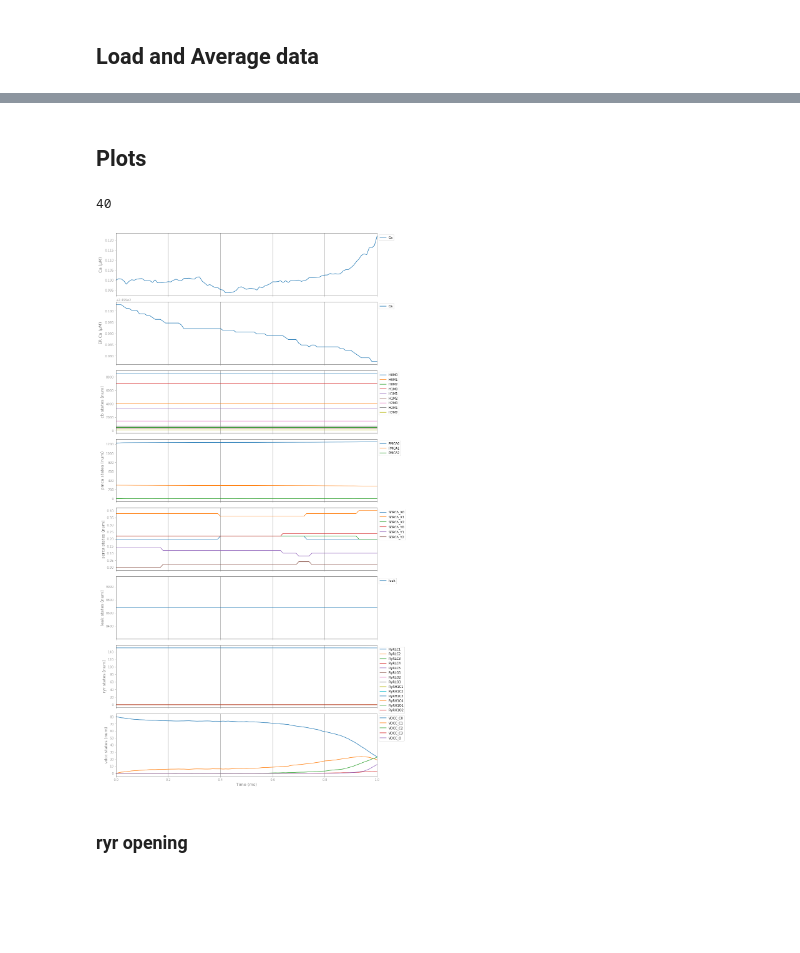
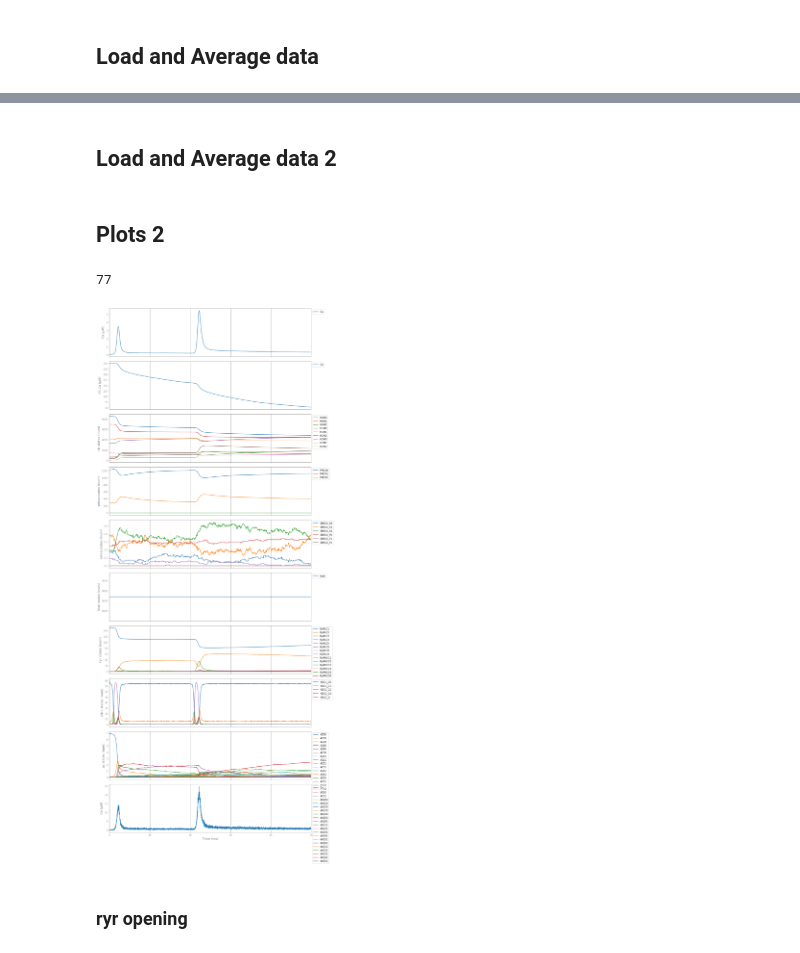
Before and after one commit to KabirDabholkar/tripartiteSynapse, a Jupyter notebook: STEPS/CA3_mpart_class_geom.ipynb, the cells around one changed output, grey strips where cells are left out. Cells and saved outputs as stored; diff of their text form; code cells hidden in the pictures; blank space fills up the shorter version.

```diff
--- a/STEPS/CA3_mpart_class_geom.ipynb
+++ b/STEPS/CA3_mpart_class_geom.ipynb
@@ -321,8 +282,18 @@ dump_loc="/home/kabir/Project/tripartiteSynapse/STEPS/stoc_data1"
 with open(dump_loc,'wb') as file:
     pkl.dump(mean,file)
 # %%
-dump_loc="/home/kabir/Project/tripartiteSynapse/STEPS/stoc_data1"
+#dump_loc="/home/kabir/Project/tripartiteSynapse/STEPS/stoc_data1"
+dump_loc="/data/kabir/STEPS/ODE/VDCC20controlsingle/data"
 with open(dump_loc, 'rb') as file:
     mean=pkl.load(file)
 # %% [markdown]
 ## Load and Average data
+# %%
+directory=outputloc+"VDCC60/"+case
+files=os.listdir(directory)
+res=[]
+for filename in files:
+    with open(directory+"/"+filename,'rb') as file:
+        res.append(pkl.load(file))
+
+mean=np.average(np.stack(tuple(res)),axis=0)
@@ -329,3 +370,5 @@ with open(dump_loc, 'rb') as file:
+# %% [markdown]
+## Load and Average data 2
 # %%
 directory=outputloc+case
 files=os.listdir(directory)
@@ -336,9 +379,9 @@ for filename in files:
 
 mean=np.average(np.stack(tuple(res)),axis=0)
 # %% [markdown]
-## Plots
+## Plots 2
 # %%
-nFig = 2 + len(mParts)
+nFig = 2 + len(mParts) + 1
 figure, ax = plt.subplots(nFig, figsize=(15, 4*nFig), sharex=True)
 figure.subplots_adjust(hspace=0.1)
 labelfontsize = 13
@@ -356,46 +399,53 @@ ax[j].set_ylabel(r'ER Ca ($\mu M$)', fontsize=labelfontsize)
 j += 1
 pos += 1
 
-for p in base_mParts+['ryr','vdcc']:
+for p in base_mParts+['ryr','vdcc','az']:
     for i,mol in enumerate(MPs[p].molnames):
         ax[j].plot(t_millisec, mean[:,i+pos], label=mol)
     ax[j].set_ylabel(p+' states (num)', fontsize=labelfontsize)
     j += 1
     pos += MPs[p].mol_num
+
+ax[j].plot(t_millisec, mean[:,pos]*1e6/4, label='Ca')#/NA/cytVolVal*1e3
+ax[j].set_ylabel(r'Ca ($\mu M$)', fontsize=labelfontsize)
+j += 1
+pos += 1
+
+
     #print(MPs[p].mol_num,MPs[p].molnames,pos)
 print(pos)
 
 ax[-1].set_xlabel('Time (ms)', fontsize=labelfontsize)
 
 facecol = '#ffffff11'
 labelcol = '#777777'
 tickcol = '#999999'
 spinecol = '#666666'
 for x in ax:
     x.legend(loc='upper left', facecolor='white', framealpha=0.8, bbox_to_anchor=(1,1))
 
     x.set_xlim(min(t_millisec), max(t_millisec))
 
     x.spines['bottom'].set_color(spinecol)
     x.spines['top'].set_color(spinecol)
     x.spines['right'].set_color(spinecol)
     x.spines['left'].set_color(spinecol)
 
     x.xaxis.label.set_color(labelcol)
     x.yaxis.label.set_color(labelcol)
 
     x.tick_params(axis='x', colors=tickcol)
     x.tick_params(axis='y', colors=tickcol)
 
     x.set_facecolor(facecol)#'xkcd:salmon')
 
     x.grid(axis='x', color=spinecol)
 
 plt.savefig('geometry_working.pdf', dpi=300, format='pdf', transparent=True, bbox_inches=None, pad_inches=0.1)
 #plt.show()
 # %% [output]
-40
+77
-[figure, old version]
+[figure, new version]
 # %% [markdown]
 ### ryr opening
 # %%
```
Also changed, not shown: parts of 8 cells of this notebook, 11 other files.
